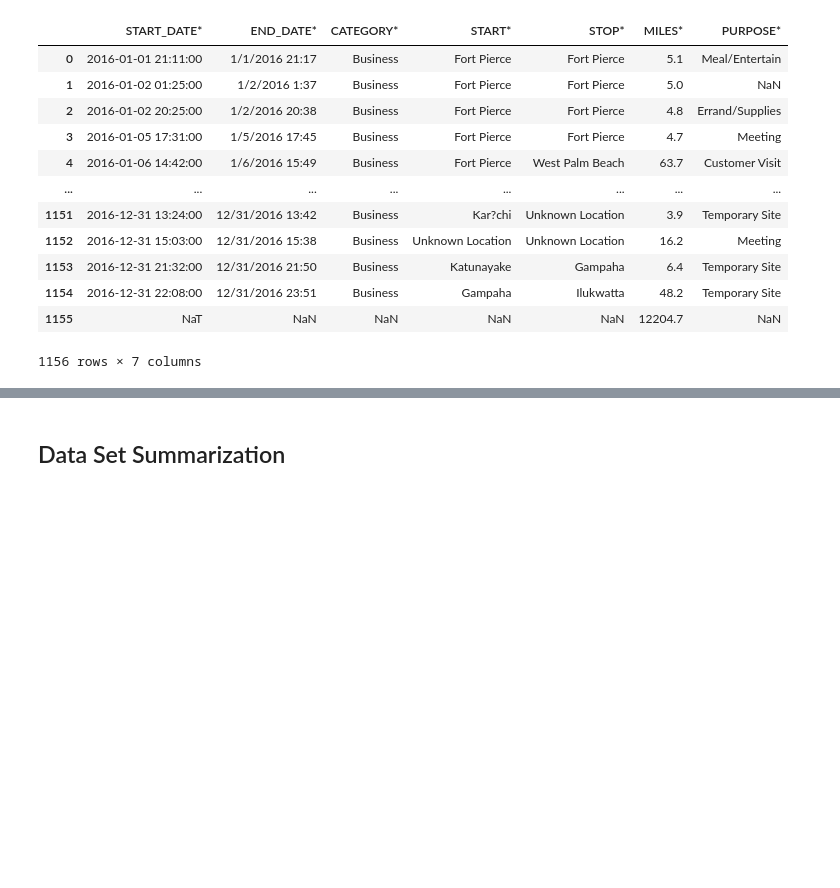
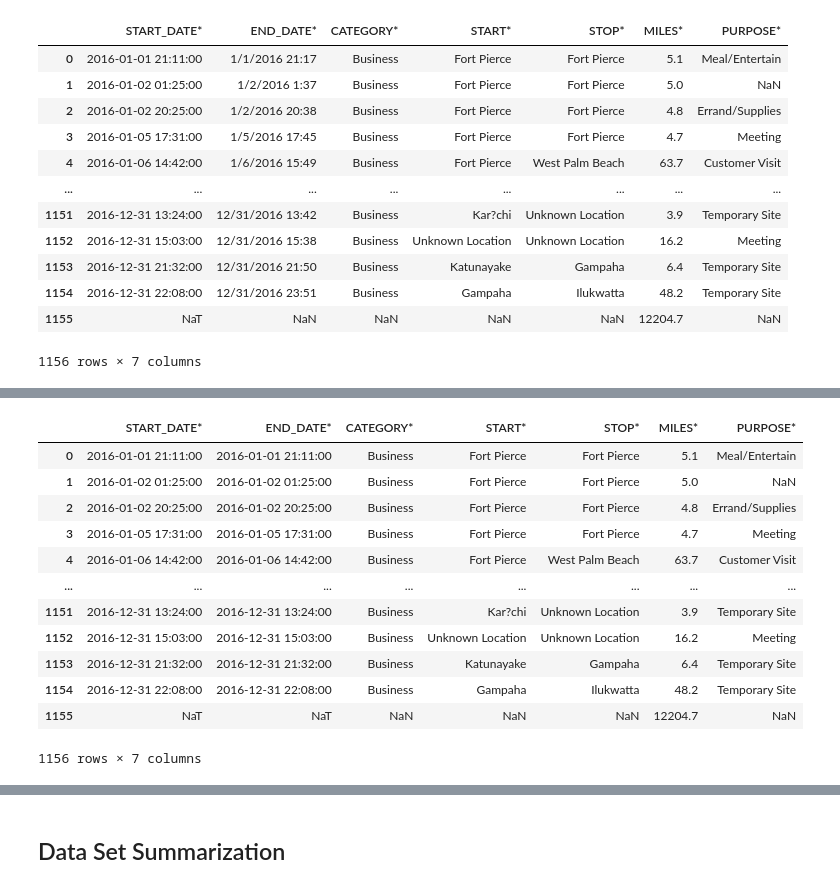
Before and after one commit to arisugiharto/Intermediate_python_batch16, a Jupyter notebook: Materi 3.2 - Pandas - Open CSV file.ipynb, the cells around one changed output, grey strips where cells are left out. Saved outputs shown, nothing was run; the diff lists cells and outputs as text; code cells hidden in the pictures; blank space fills up the shorter version.

```diff
--- a/Materi 3.2 - Pandas - Open CSV file.ipynb
+++ b/Materi 3.2 - Pandas - Open CSV file.ipynb
@@ -177,0 +219,17 @@ data # terlihat total di kolom START_DATE berubah menjadi NAT
+# %%
+data["END_DATE*"] = pd.to_datetime(data["START_DATE*"],format='%m/%d/%Y %H:%M', errors = 'coerce')
+data
+# %% [output]
+|  | START_DATE* | END_DATE* | CATEGORY* | START* | STOP* | MILES* | PURPOSE* |
+| 0 | 2016-01-01 21:11:00 | 2016-01-01 21:11:00 | Business | Fort Pierce | Fort Pierce | 5.1 | Meal/Entertain |
+| 1 | 2016-01-02 01:25:00 | 2016-01-02 01:25:00 | Business | Fort Pierce | Fort Pierce | 5.0 | NaN |
+| 2 | 2016-01-02 20:25:00 | 2016-01-02 20:25:00 | Business | Fort Pierce | Fort Pierce | 4.8 | Errand/Supplies |
+| 3 | 2016-01-05 17:31:00 | 2016-01-05 17:31:00 | Business | Fort Pierce | Fort Pierce | 4.7 | Meeting |
+| 4 | 2016-01-06 14:42:00 | 2016-01-06 14:42:00 | Business | Fort Pierce | West Palm Beach | 63.7 | Customer Visit |
+| ... | ... | ... | ... | ... | ... | ... | ... |
+| 1151 | 2016-12-31 13:24:00 | 2016-12-31 13:24:00 | Business | Kar?chi | Unknown Location | 3.9 | Temporary Site |
+| 1152 | 2016-12-31 15:03:00 | 2016-12-31 15:03:00 | Business | Unknown Location | Unknown Location | 16.2 | Meeting |
+| 1153 | 2016-12-31 21:32:00 | 2016-12-31 21:32:00 | Business | Katunayake | Gampaha | 6.4 | Temporary Site |
+| 1154 | 2016-12-31 22:08:00 | 2016-12-31 22:08:00 | Business | Gampaha | Ilukwatta | 48.2 | Temporary Site |
+| 1155 | NaT | NaT | NaN | NaN | NaN | 12204.7 | NaN |
+1156 rows × 7 columns
```
Also changed, not shown: parts of 9 cells of this notebook, 1 other file.
